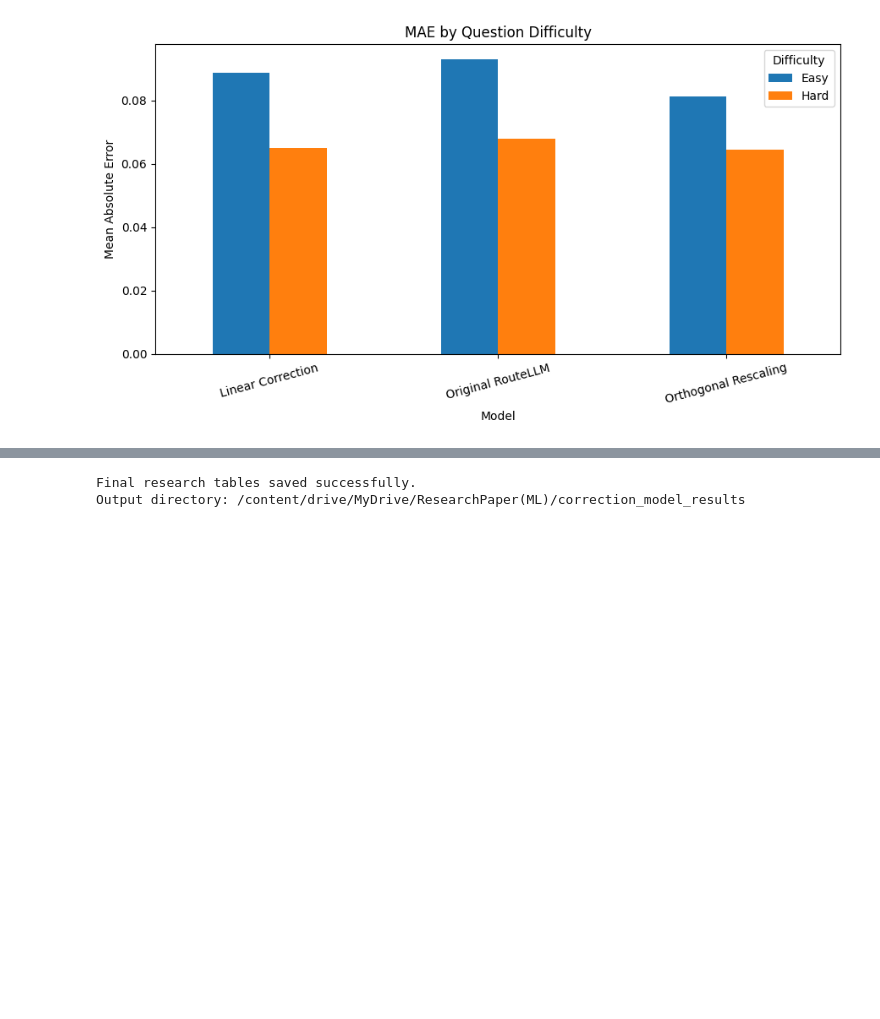
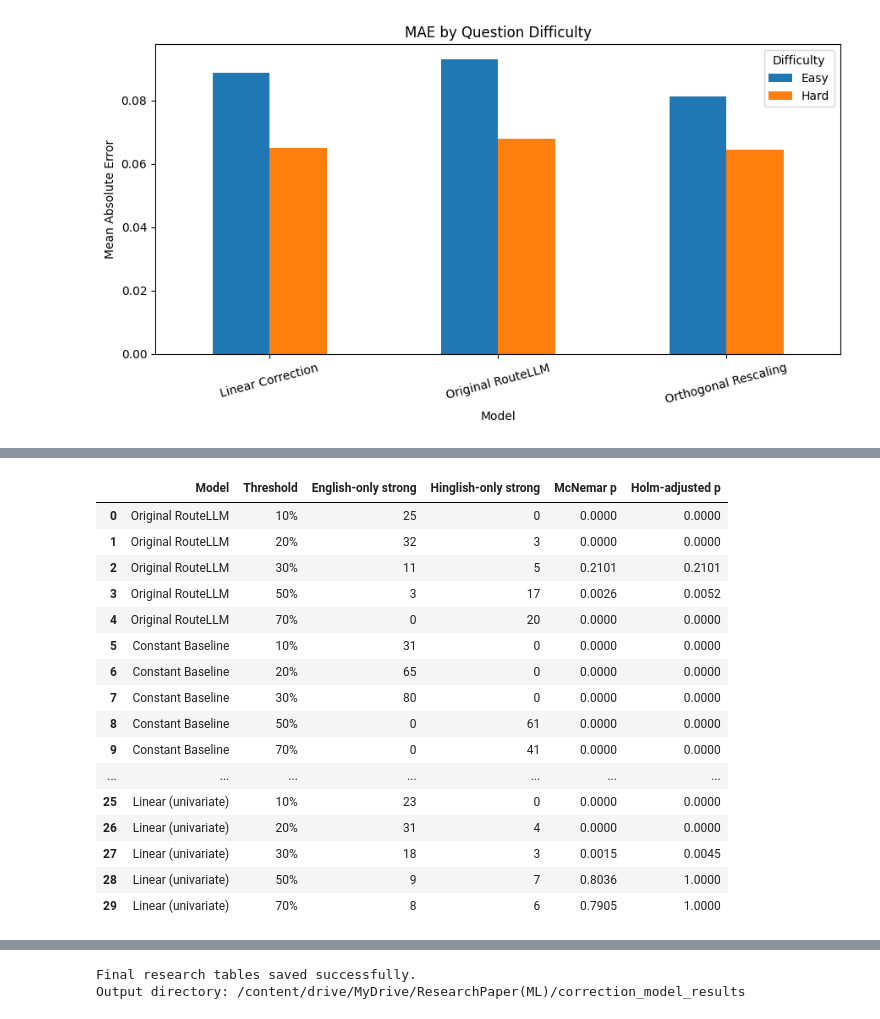
Before and after one commit to nehamalhotra-21/codemixing_llmrouter, a Jupyter notebook: person4_RouteLLM_Benchmark_Comparison.ipynb, the cells around one changed output, grey strips where cells are left out. Drawn from its saved outputs; the diff is of its cells as text; code cells hidden in the pictures; blank space fills up the shorter version.

Commit message:
seeded bootstrap and threshold McNemar analysis

```diff
--- a/person4_RouteLLM_Benchmark_Comparison.ipynb
+++ b/person4_RouteLLM_Benchmark_Comparison.ipynb
@@ -533,3 +499,64 @@ McNemar p-value: 0.454498291015625
+# %%
+from statsmodels.stats.contingency_tables import mcnemar
+from statsmodels.stats.multitest import multipletests
+
+route_results = []
+
+for model_name, scores in predictions.items():
+    raw_p_values = []
+
+    for threshold_name, threshold in thresholds.items():
+        english_route = (y_test.to_numpy() >= threshold)
+        hinglish_route = (np.asarray(scores) >= threshold)
+
+        english_only_strong = np.sum(english_route & ~hinglish_route)
+        hinglish_only_strong = np.sum(~english_route & hinglish_route)
+
+        both_strong = np.sum(english_route & hinglish_route)
+        both_weak = np.sum(~english_route & ~hinglish_route)
+
+        table = [
+            [both_strong, english_only_strong],
+            [hinglish_only_strong, both_weak]
+        ]
+
+        p_value = mcnemar(table, exact=True).pvalue
+        raw_p_values.append(p_value)
+
+        route_results.append({
+            "Model": model_name,
+            "Threshold": threshold_name,
+            "English-only strong": english_only_strong,
+            "Hinglish-only strong": hinglish_only_strong,
+            "McNemar p": p_value
+        })
+
+route_results_df = pd.DataFrame(route_results)
+
+route_results_df["Holm-adjusted p"] = (
+    route_results_df.groupby("Model")["McNemar p"]
+    .transform(lambda p: multipletests(p, method="holm")[1])
+)
+
+display(route_results_df.round(4))
+# %% [output]
+|  | Model | Threshold | English-only strong | Hinglish-only strong | McNemar p | Holm-adjusted p |
+| 0 | Original RouteLLM | 10% | 25 | 0 | 0.0000 | 0.0000 |
+| 1 | Original RouteLLM | 20% | 32 | 3 | 0.0000 | 0.0000 |
+| 2 | Original RouteLLM | 30% | 11 | 5 | 0.2101 | 0.2101 |
+| 3 | Original RouteLLM | 50% | 3 | 17 | 0.0026 | 0.0052 |
+| 4 | Original RouteLLM | 70% | 0 | 20 | 0.0000 | 0.0000 |
+| 5 | Constant Baseline | 10% | 31 | 0 | 0.0000 | 0.0000 |
+| 6 | Constant Baseline | 20% | 65 | 0 | 0.0000 | 0.0000 |
+| 7 | Constant Baseline | 30% | 80 | 0 | 0.0000 | 0.0000 |
+| 8 | Constant Baseline | 50% | 0 | 61 | 0.0000 | 0.0000 |
+| 9 | Constant Baseline | 70% | 0 | 41 | 0.0000 | 0.0000 |
+| ... | ... | ... | ... | ... | ... | ... |
+| 25 | Linear (univariate) | 10% | 23 | 0 | 0.0000 | 0.0000 |
+| 26 | Linear (univariate) | 20% | 31 | 4 | 0.0000 | 0.0000 |
+| 27 | Linear (univariate) | 30% | 18 | 3 | 0.0015 | 0.0045 |
+| 28 | Linear (univariate) | 50% | 9 | 7 | 0.8036 | 1.0000 |
+| 29 | Linear (univariate) | 70% | 8 | 6 | 0.7905 | 1.0000 |
 # %%
 final_comparison = results_df[
     [
```
Also changed, not shown: parts of 3 cells of this notebook.
